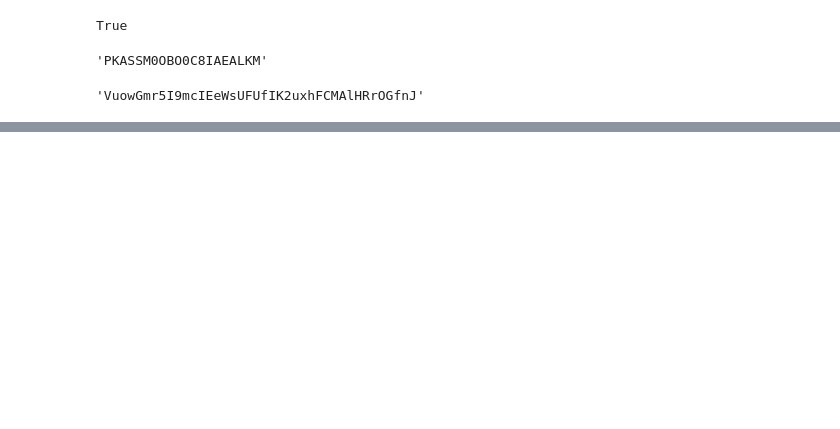
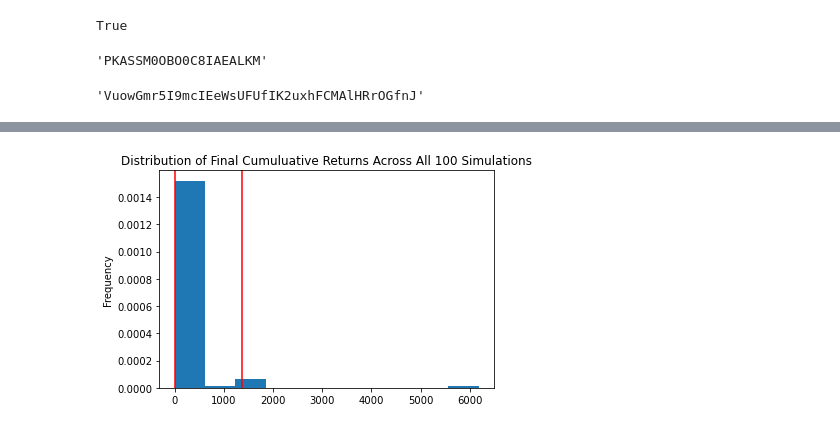
Before and after one commit to Crena94/Team-Penne, a Jupyter notebook: Analyzing_Stocks.ipynb, the cells around one changed output, grey strips where cells are left out. Cells and saved outputs as stored; diff of their text form; code cells hidden in the pictures; blank space fills up the shorter version.

```diff
--- a/Analyzing_Stocks.ipynb
+++ b/Analyzing_Stocks.ipynb
@@ -113,0 +168,4 @@ df
+# %%
+MC_histo_plot = MC_five_year.plot_distribution()
+# %% [output]
+[figure, added]
```
Also changed, not shown: parts of 10 cells of this notebook, 1 other file.
